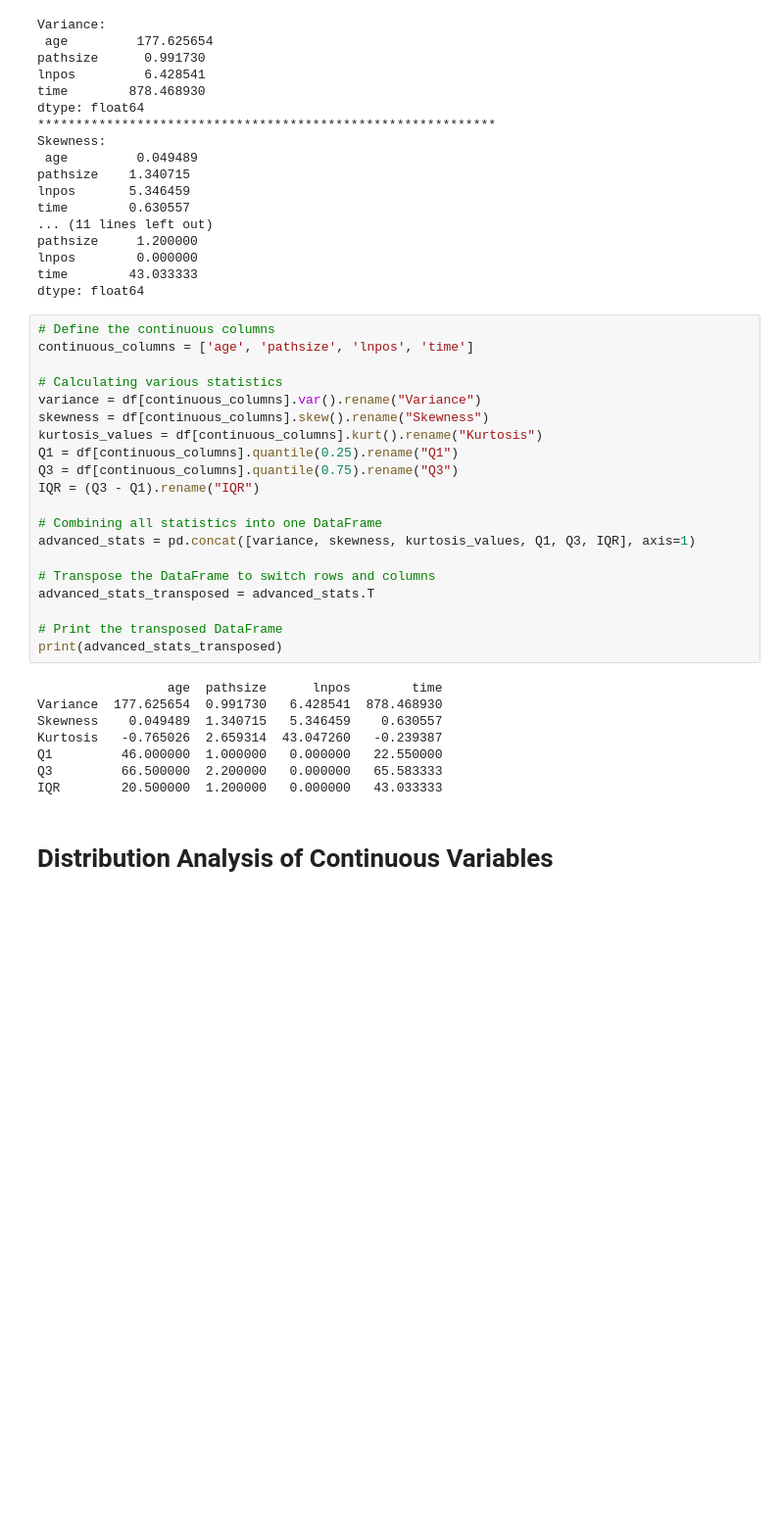
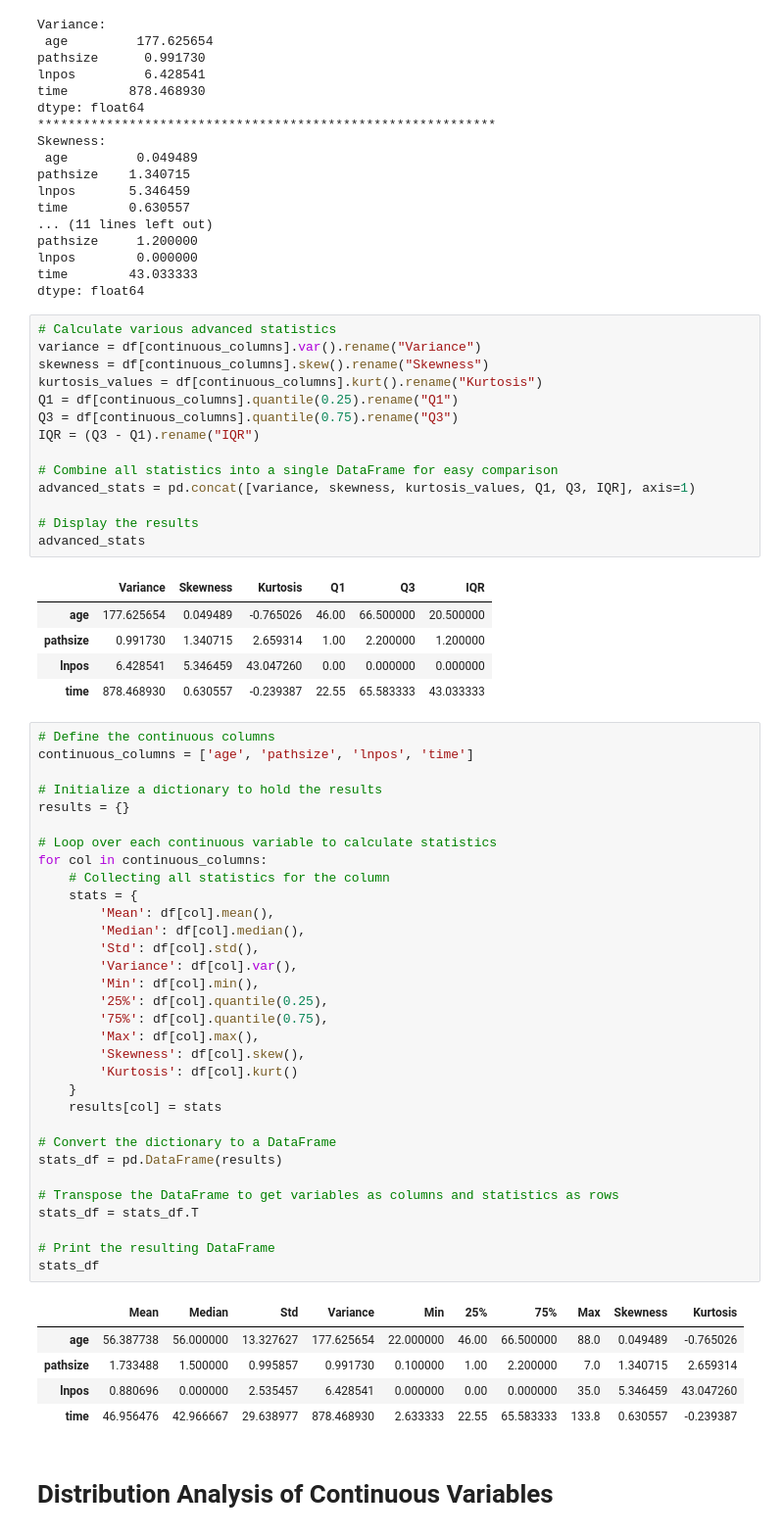
Before and after one commit to Sara9595/Kaggle, a Jupyter notebook: descriptive-statistics-on-breast-cancer-data.ipynb, the cells around one changed output. Shown at 98% size. Saved outputs shown, nothing was run; the diff lists cells and outputs as text; blank space fills up the shorter version.

Commit message:
Kaggle Notebook | ❇️Descriptive Statistics on Breast Cancer Data 🎗 | Version 10

```diff
--- a/descriptive-statistics-on-breast-cancer-data.ipynb
+++ b/descriptive-statistics-on-breast-cancer-data.ipynb
@@ -207,10 +207,7 @@ lnpos        0.000000
 time        43.033333
 dtype: float64
 # %%
-# Define the continuous columns
-continuous_columns = ['age', 'pathsize', 'lnpos', 'time']
-
-# Calculating various statistics
+# Calculate various advanced statistics
 variance = df[continuous_columns].var().rename("Variance")
 skewness = df[continuous_columns].skew().rename("Skewness")
 kurtosis_values = df[continuous_columns].kurt().rename("Kurtosis")
@@ -218,22 +215,55 @@ Q1 = df[continuous_columns].quantile(0.25).rename("Q1")
 Q3 = df[continuous_columns].quantile(0.75).rename("Q3")
 IQR = (Q3 - Q1).rename("IQR")
 
-# Combining all statistics into one DataFrame
+# Combine all statistics into a single DataFrame for easy comparison
 advanced_stats = pd.concat([variance, skewness, kurtosis_values, Q1, Q3, IQR], axis=1)
 
-# Transpose the DataFrame to switch rows and columns
-advanced_stats_transposed = advanced_stats.T
-
-# Print the transposed DataFrame
-print(advanced_stats_transposed)
+# Display the results
+advanced_stats
 # %% [output]
-                 age  pathsize      lnpos        time
-Variance  177.625654  0.991730   6.428541  878.468930
-Skewness    0.049489  1.340715   5.346459    0.630557
-Kurtosis   -0.765026  2.659314  43.047260   -0.239387
-Q1         46.000000  1.000000   0.000000   22.550000
-Q3         66.500000  2.200000   0.000000   65.583333
-IQR        20.500000  1.200000   0.000000   43.033333
+|  | Variance | Skewness | Kurtosis | Q1 | Q3 | IQR |
+| age | 177.625654 | 0.049489 | -0.765026 | 46.00 | 66.500000 | 20.500000 |
+| pathsize | 0.991730 | 1.340715 | 2.659314 | 1.00 | 2.200000 | 1.200000 |
+| lnpos | 6.428541 | 5.346459 | 43.047260 | 0.00 | 0.000000 | 0.000000 |
+| time | 878.468930 | 0.630557 | -0.239387 | 22.55 | 65.583333 | 43.033333 |
+# %%
+# Define the continuous columns
+continuous_columns = ['age', 'pathsize', 'lnpos', 'time']
+
+# Initialize a dictionary to hold the results
+results = {}
+
+# Loop over each continuous variable to calculate statistics
+for col in continuous_columns:
+    # Collecting all statistics for the column
+    stats = {
+        'Mean': df[col].mean(),
+        'Median': df[col].median(),
+        'Std': df[col].std(),
+        'Variance': df[col].var(),
+        'Min': df[col].min(),
+        '25%': df[col].quantile(0.25),
+        '75%': df[col].quantile(0.75),
+        'Max': df[col].max(),
+        'Skewness': df[col].skew(),
+        'Kurtosis': df[col].kurt()
+    }
+    results[col] = stats
+
+# Convert the dictionary to a DataFrame
+stats_df = pd.DataFrame(results)
+
+# Transpose the DataFrame to get variables as columns and statistics as rows
+stats_df = stats_df.T
+
+# Print the resulting DataFrame
+stats_df
+# %% [output]
+|  | Mean | Median | Std | Variance | Min | 25% | 75% | Max | Skewness | Kurtosis |
+| age | 56.387738 | 56.000000 | 13.327627 | 177.625654 | 22.000000 | 46.00 | 66.500000 | 88.0 | 0.049489 | -0.765026 |
+| pathsize | 1.733488 | 1.500000 | 0.995857 | 0.991730 | 0.100000 | 1.00 | 2.200000 | 7.0 | 1.340715 | 2.659314 |
+| lnpos | 0.880696 | 0.000000 | 2.535457 | 6.428541 | 0.000000 | 0.00 | 0.000000 | 35.0 | 5.346459 | 43.047260 |
+| time | 46.956476 | 42.966667 | 29.638977 | 878.468930 | 2.633333 | 22.55 | 65.583333 | 133.8 | 0.630557 | -0.239387 |
 # %% [markdown]
 # Distribution Analysis of Continuous Variables
 # %%
```
Also changed, not shown: parts of 1 cell of this notebook.
